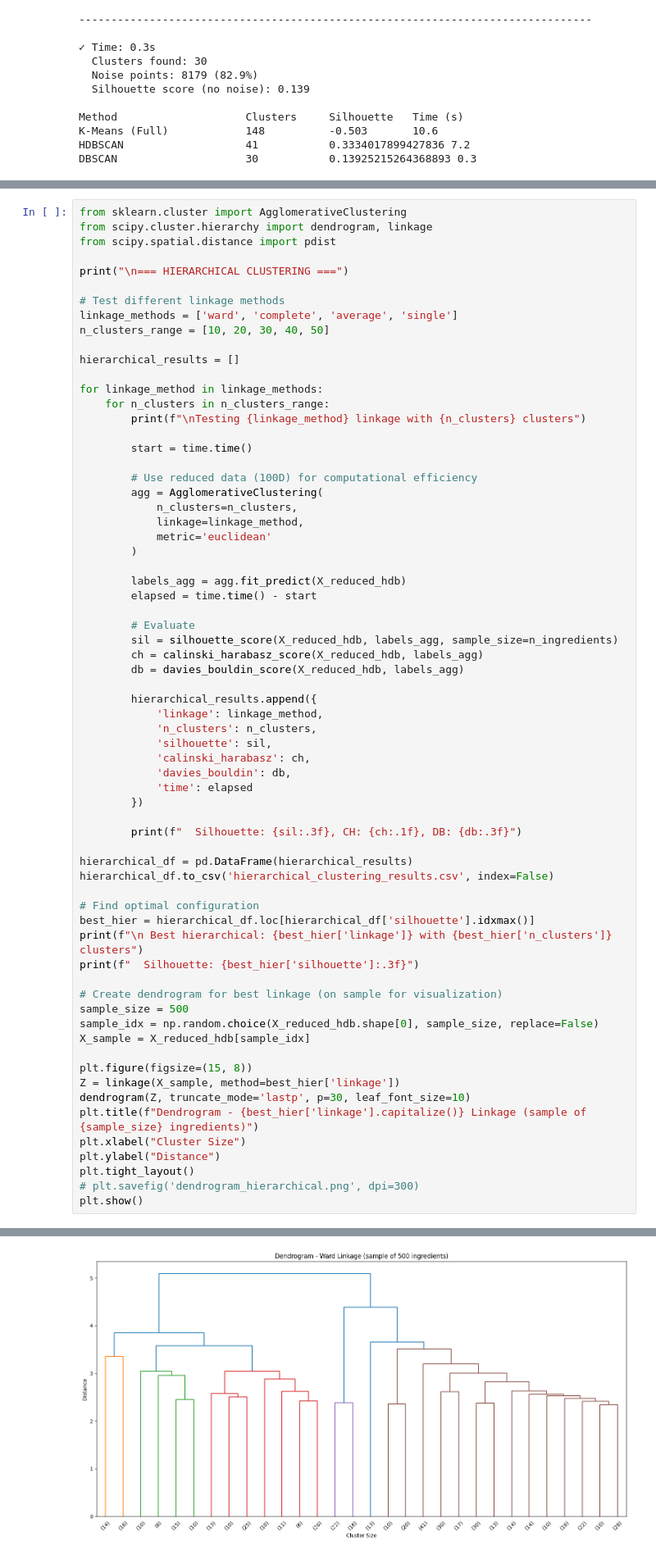
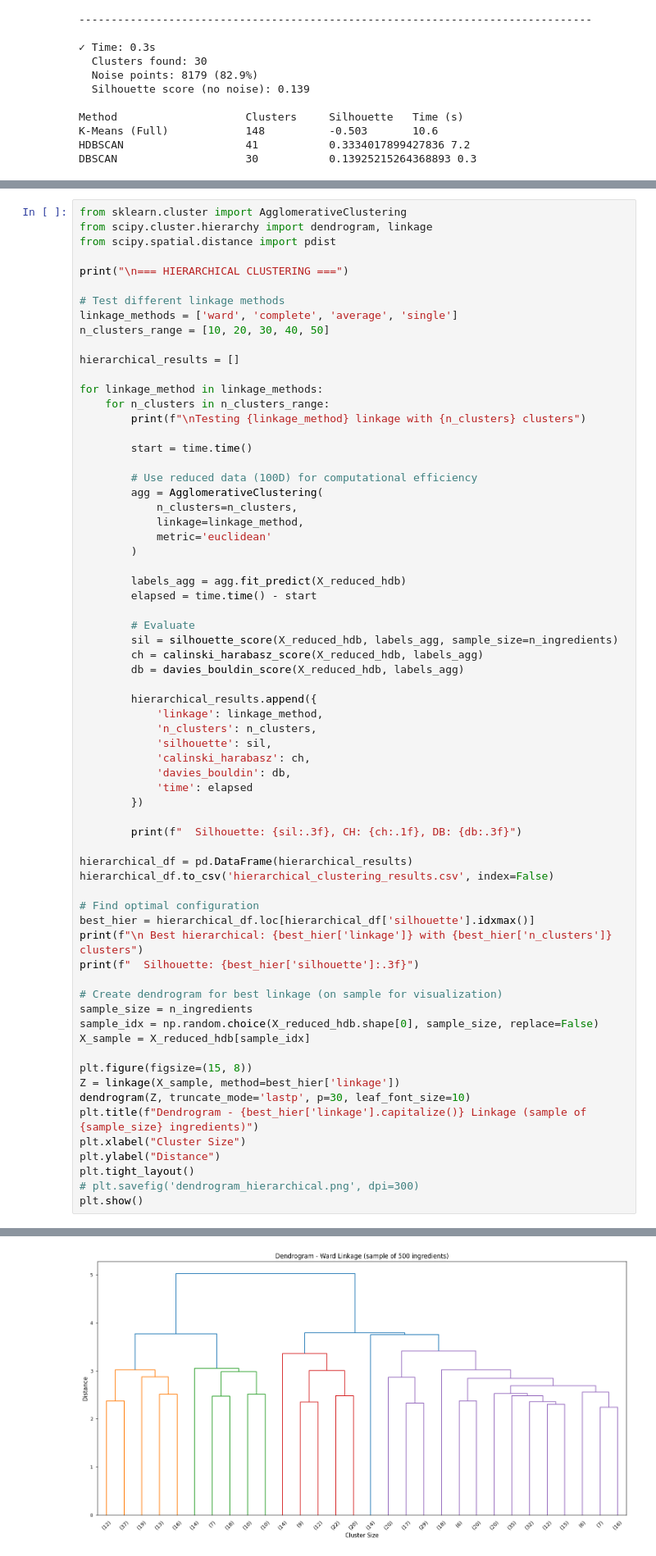
Before and after one commit to Thomas-aub/Food_Mining, a Jupyter notebook: afterllm/ReducedDimension_DBSCAN_VS_HDBSCAN.ipynb, the cells around one changed output, grey strips where cells are left out. Shown at 82% size. Cells and saved outputs as stored; diff of their text form.

```diff
--- a/afterllm/ReducedDimension_DBSCAN_VS_HDBSCAN.ipynb
+++ b/afterllm/ReducedDimension_DBSCAN_VS_HDBSCAN.ipynb
@@ -517,7 +517,7 @@ print(f"\n Best hierarchical: {best_hier['linkage']} with {best_hier['n_clusters
 print(f"  Silhouette: {best_hier['silhouette']:.3f}")
 
 # Create dendrogram for best linkage (on sample for visualization)
-sample_size = 500
+sample_size = n_ingredients
 sample_idx = np.random.choice(X_reduced_hdb.shape[0], sample_size, replace=False)
 X_sample = X_reduced_hdb[sample_idx]
 
@@ -548,4 +548,4 @@ Testing ward linkage with 40 clusters
 
  Best hierarchical: ward with 50 clusters
   Silhouette: 0.022
-[figure, old version]
+[figure, new version]
```
Also changed, not shown: parts of 2 cells of this notebook, 1 other file.
